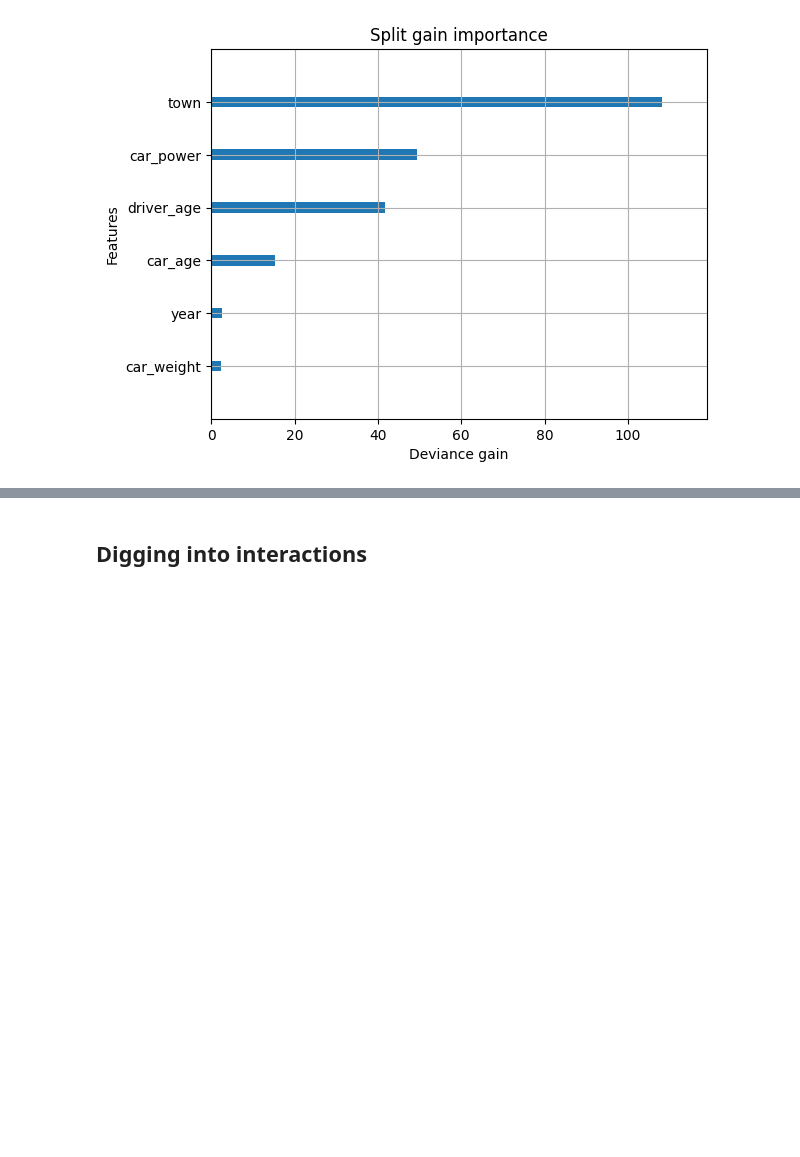
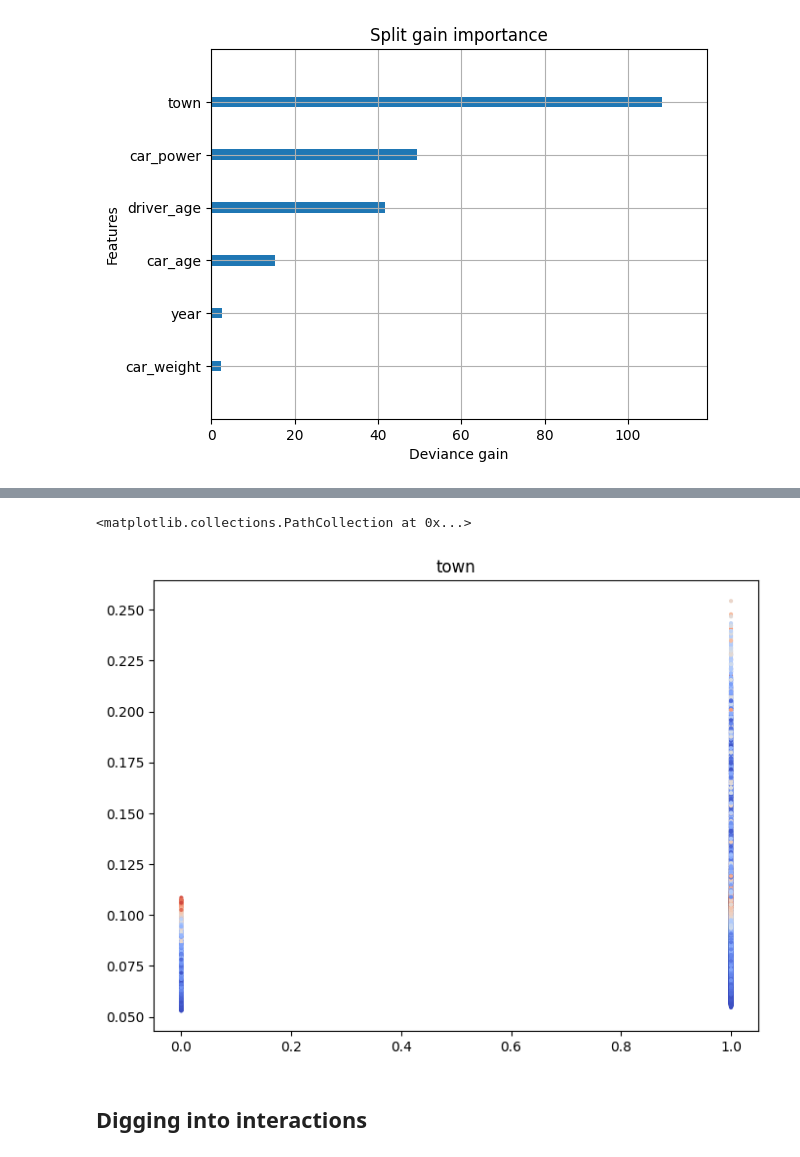
Before and after one commit to m-maggi/interactions, a Jupyter notebook: notebook.ipynb, the cells around one changed output, grey strips where cells are left out. Saved outputs shown, nothing was run; the diff lists cells and outputs as text; code cells hidden in the pictures; blank space fills up the shorter version.

```diff
--- a/notebook.ipynb
+++ b/notebook.ipynb
@@ -184,3 +372,23 @@ _ = xgb.plot_importance(
+# %%
+col = "town"
+betas_torch = mod_explain_nn.predict(X_test, attentions=True)
+# betas_torch *= mod_explain_nn.model.output_layer.weight.detach().numpy()
+attentions = betas_torch * preproc.transform(X_test).values
+mod_explain_nn = Dummy(model_torch, preproc)
+contributions = attentions * mod_explain_nn.model.output_layer.weight.detach().numpy()
+mask_col_nn = [el == col for el in cols_nn_X]
+fig, ax = plt.subplots(figsize=(8, 6))
+ax.set_title(col)
+ax.scatter(
+    X_test[col],
+    contributions[:, mask_col_nn].flatten() * preproc.transform(X_test)[col].values,
+    s=4,
+    c=X_test["car_power"],
+    cmap=plt.cm.coolwarm
+)
+# %% [output]
+<matplotlib.collections.PathCollection at 0x...>
+[figure, added]
 # %% [markdown]
 ## Digging into interactions
 # %% [markdown]
```
Also changed, not shown: parts of 13 cells of this notebook, 2 other files.
